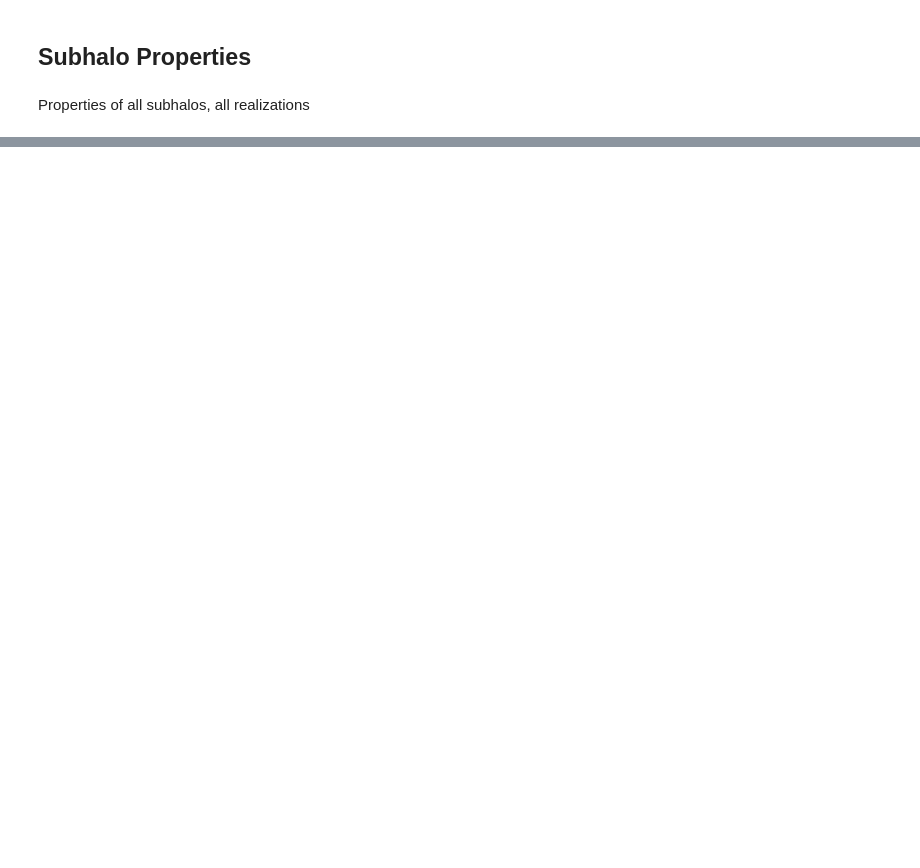
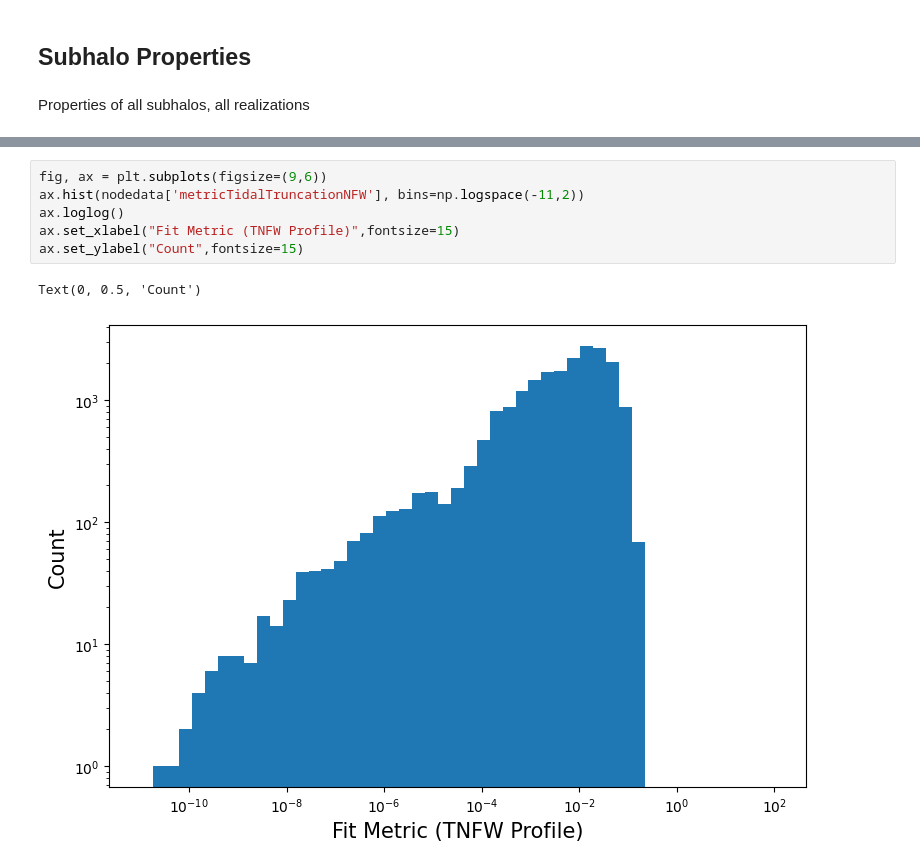
Before and after one commit to dangilman/pyHalo, a Jupyter notebook: example_notebooks/from_galacticus.ipynb, the cells around one changed output, grey strips where cells are left out. Saved outputs shown, nothing was run; the diff lists cells and outputs as text; blank space fills up the shorter version.

```diff
--- a/example_notebooks/from_galacticus.ipynb
+++ b/example_notebooks/from_galacticus.ipynb
@@ -227,0 +232,9 @@ ax_main.legend(loc="lower right",fontsize=15)
+# %%
+fig, ax = plt.subplots(figsize=(9,6))
+ax.hist(nodedata['metricTidalTruncationNFW'], bins=np.logspace(-11,2))
+ax.loglog()
+ax.set_xlabel("Fit Metric (TNFW Profile)",fontsize=15)
+ax.set_ylabel("Count",fontsize=15)
+# %% [output]
+Text(0, 0.5, 'Count')
+[figure, added]
```
Also changed, not shown: parts of 6 cells of this notebook, 1 other file.
